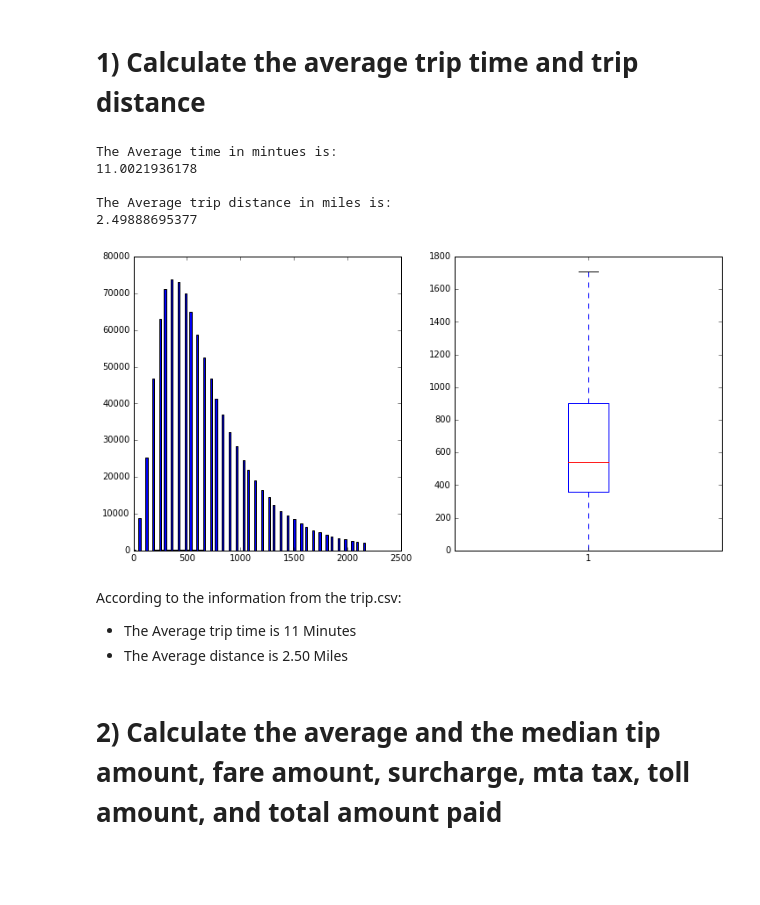
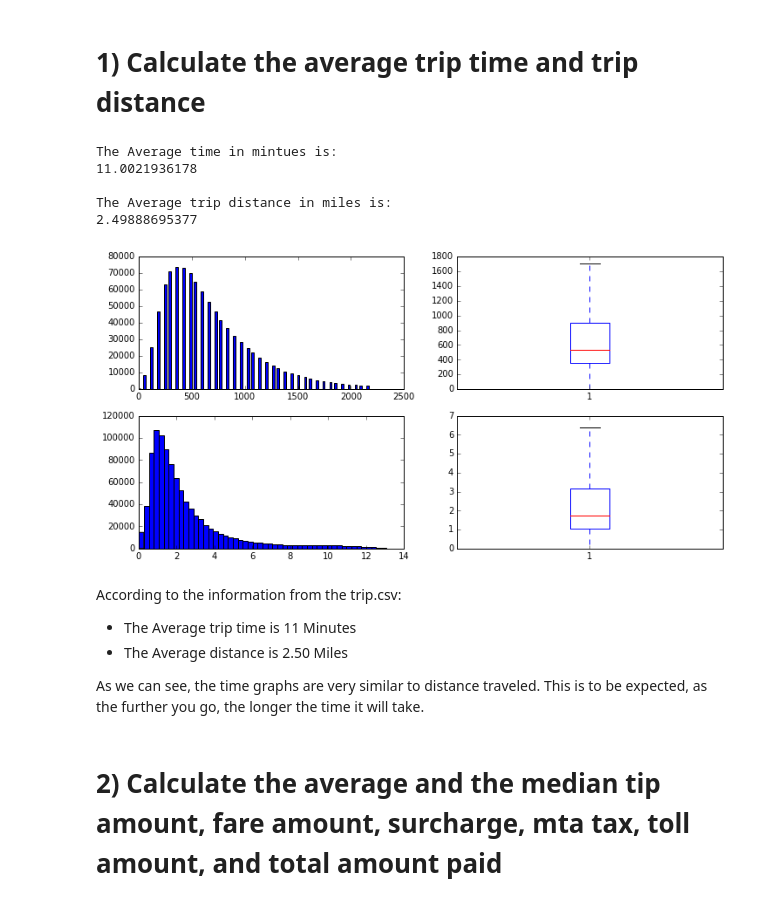
Before and after one commit to WesMC/project-2-data-557, a Jupyter notebook: project_2.ipynb, the cells around one changed output. Saved outputs shown, nothing was run; the diff lists cells and outputs as text; code cells hidden in the pictures; blank space fills up the shorter version.

```diff
--- a/project_2.ipynb
+++ b/project_2.ipynb
@@ -132,31 +132,37 @@ print(sum(trip.pickup_datetime != fare.pickup_datetime))
 # %%
 # your code here
 temp = trip[((trip.trip_time_in_secs - trip.trip_time_in_secs.mean()).abs() / trip.trip_time_in_secs.std()) <= 3]
 temp = temp[temp.trip_time_in_secs > 0]
 print('The Average time in mintues is:')
 print(temp.trip_time_in_secs.mean() / 60)
 
 # The stuff Below is good!
-fig, ax = plt.subplots(1, 2, figsize=(12, 6))
-ax[0].hist(temp['trip_time_in_secs'], bins=100)
-ax[1].boxplot(trip['trip_time_in_secs'], showfliers=False)
+fig, ax = plt.subplots(2, 2, figsize=(12, 6))
+ax[0][0].hist(temp['trip_time_in_secs'], bins=100)
+ax[0][1].boxplot(trip['trip_time_in_secs'], showfliers=False)
 
-temp = trip[((trip.trip_distance - trip.trip_distance.mean()).abs() / trip.trip_distance.std()) <= 3]
-temp = temp[temp.trip_distance > 0]
+temp_2 = trip[((trip.trip_distance - trip.trip_distance.mean()).abs() / trip.trip_distance.std()) <= 3]
+temp_2 = temp_2[temp_2.trip_distance > 0]
+
+ax[1][0].hist(temp_2['trip_distance'], bins=50)
+ax[1][1].boxplot(trip['trip_distance'], showfliers=False)
+
 print()
 print("The Average trip distance in miles is:")
-print(temp.trip_distance.mean())
+print(temp_2.trip_distance.mean())
 # %% [output]
 The Average time in mintues is:
 11.0021936178
 
 The Average trip distance in miles is:
 2.49888695377
-[figure, old version]
+[figure, new version]
 # %% [markdown]
 According to the information from the trip.csv:
  * The Average trip time is 11 Minutes
  * The Average distance is 2.50 Miles
+
+As we can see, the time graphs are very similar to distance traveled. This is to be expected, as the further you go, the longer the time it will take.
 # %% [markdown]
 # 2) Calculate the average and the median tip amount, fare amount, surcharge, mta tax, toll amount, and total amount paid
 # %%
```
Also changed, not shown: parts of 2 cells of this notebook.
